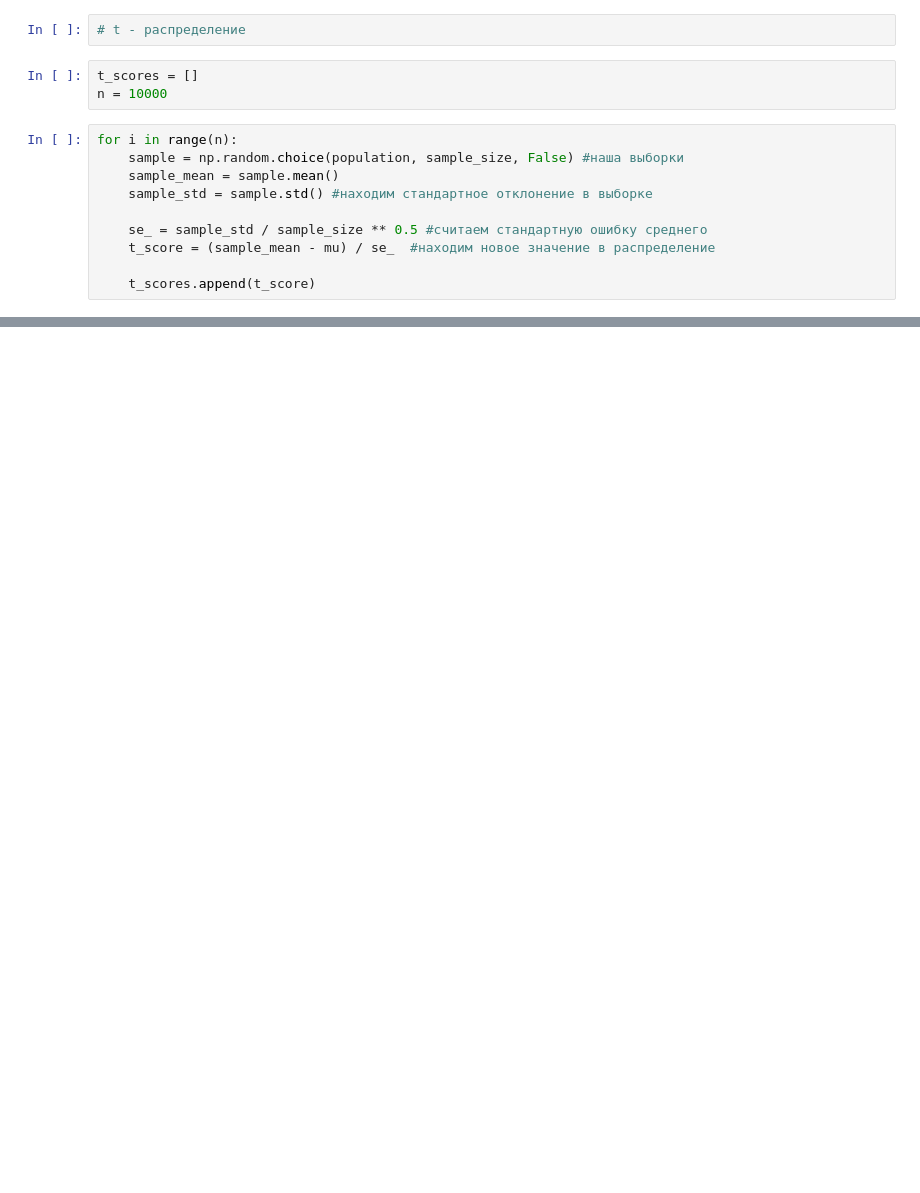
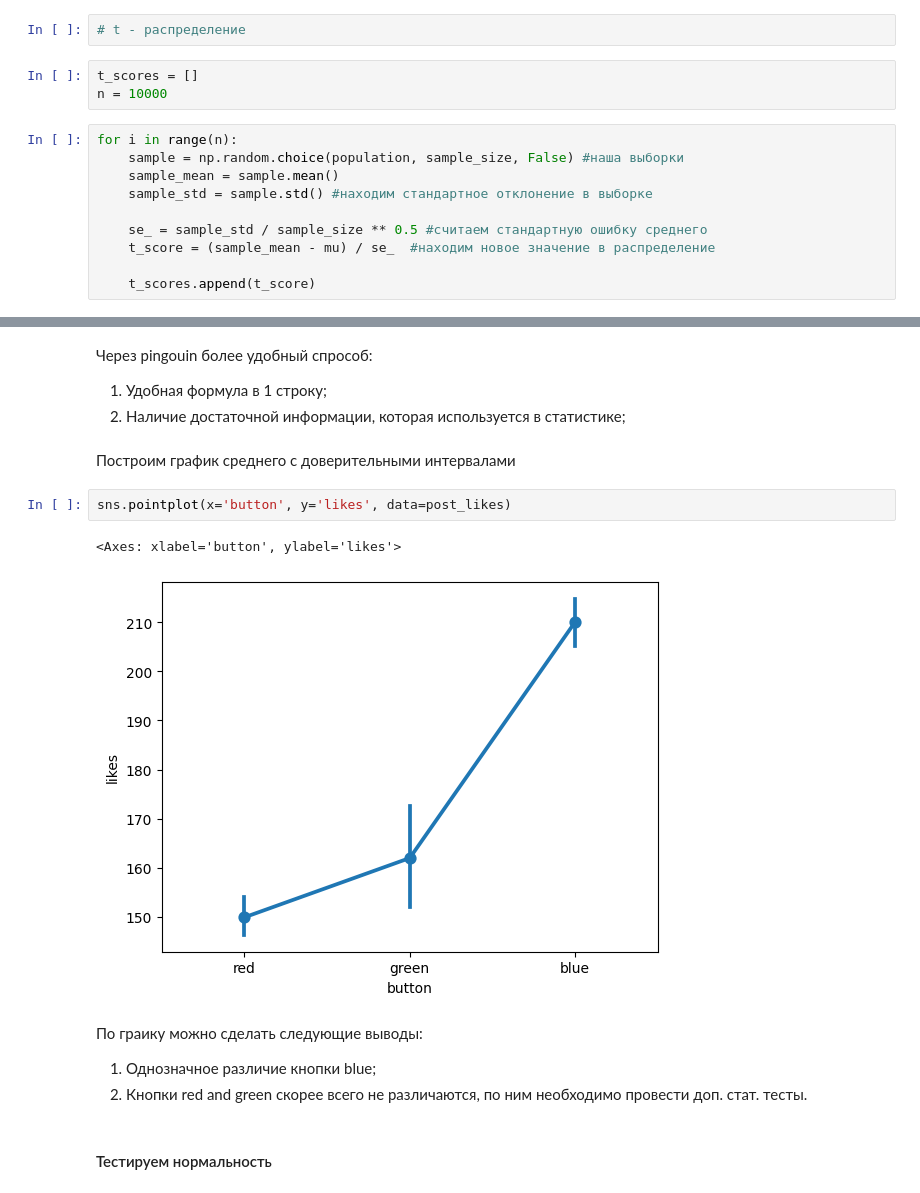
Before and after one commit to Dimkalinin/self-development, a Jupyter notebook: learning_process/learning_process_interval.ipynb, the cells around one changed output, grey strips where cells are left out. Saved outputs shown, nothing was run; the diff lists cells and outputs as text; blank space fills up the shorter version.

```diff
--- a/learning_process/learning_process_interval.ipynb
+++ b/learning_process/learning_process_interval.ipynb
@@ -209,0 +286,17 @@ df
+# %% [markdown]
+Через pingouin более удобный спрособ:
+1. Удобная формула в 1 строку;
+2. Наличие достаточной информации, которая используется в статистике;
+# %% [markdown]
+Построим график среднего с доверительными интервалами
+# %%
+sns.pointplot(x='button', y='likes', data=post_likes)
+# %% [output]
+<Axes: xlabel='button', ylabel='likes'>
+[figure, added]
+# %% [markdown]
+По граику можно сделать следующие выводы:
+1. Однозначное различие кнопки blue;
+2. Кнопки red and green скорее всего не различаются, по ним необходимо провести доп. стат. тесты.
+# %% [markdown]
+#### Тестируем нормальность
```
Also changed, not shown: parts of 35 cells of this notebook, 1 other file.
